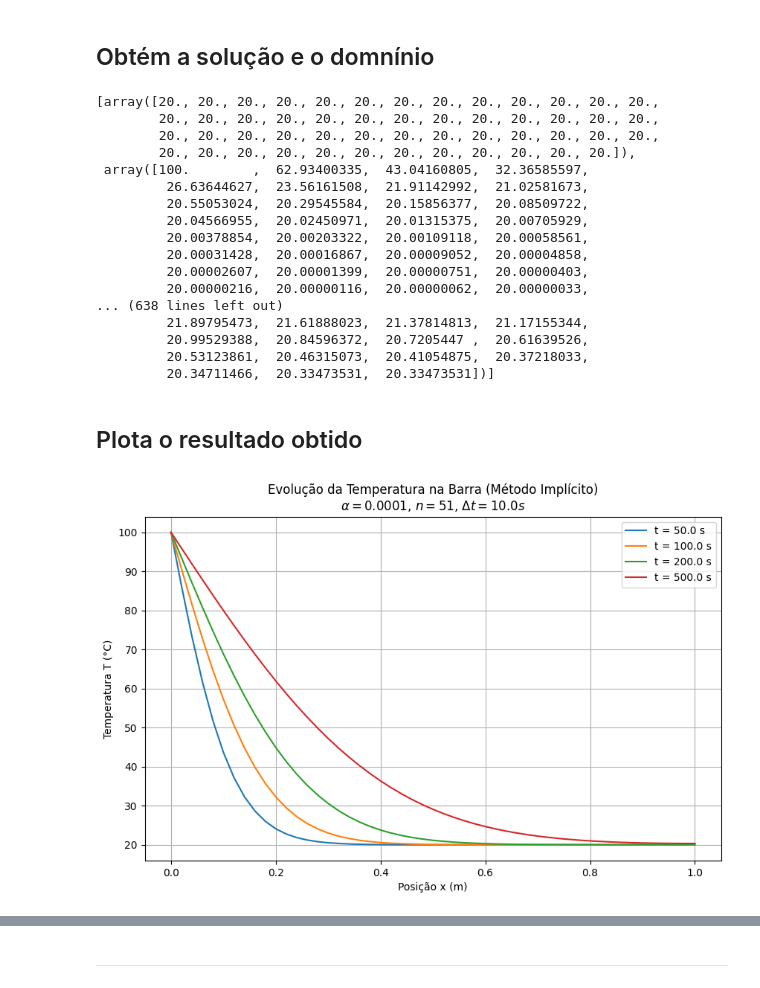
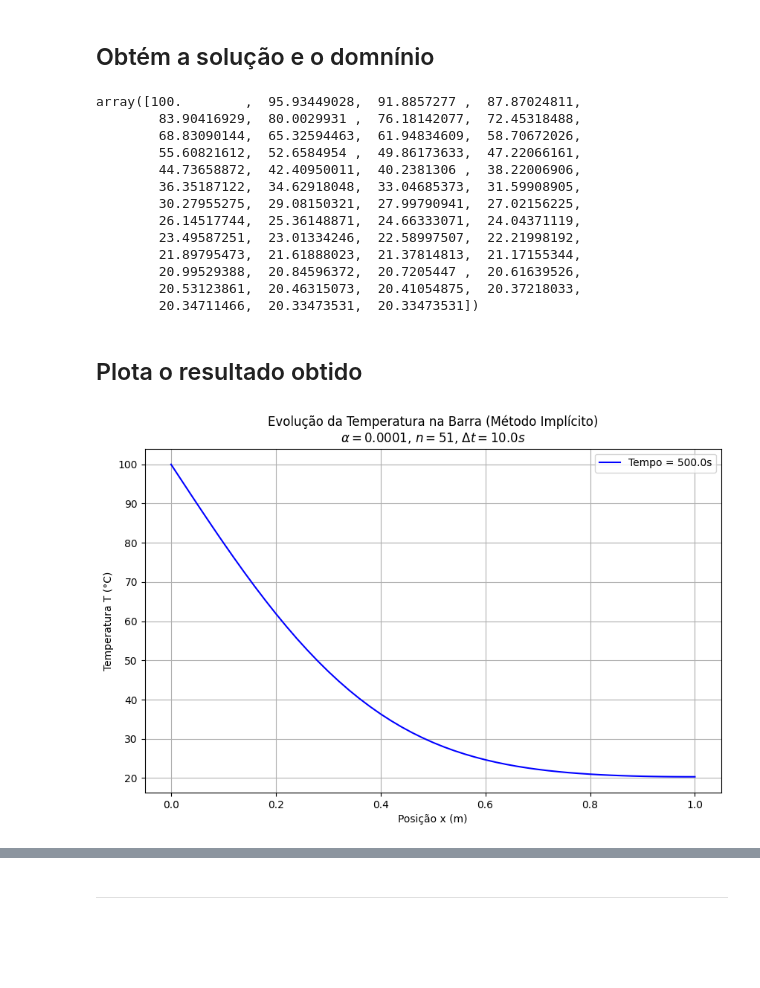
Before and after one commit to ViniciusCMB/Metodos_Num, a Jupyter notebook: 2025.2/trabalho3.ipynb, the cells around one changed output, grey strips where cells are left out. Drawn from its saved outputs; the diff is of its cells as text; code cells hidden in the pictures; blank space fills up the shorter version.

```diff
--- a/2025.2/trabalho3.ipynb
+++ b/2025.2/trabalho3.ipynb
@@ -75,46 +66,37 @@ q_L = 0.0        # Fluxo em x=L (Neumann - isolado)
 # %% [markdown]
 ## Obtém a solução e o domnínio
 # %%
-T_historico, tempos, x = resolver_difusao(t_total, n, L, alpha, dt, T_A, q_L, T_inicial)
+T, x = resolver_difusao(t_total, n, L, alpha, dt, T_A, q_L, T_inicial)
 
-T_historico
+T
 # %% [output]
-[array([20., 20., 20., 20., 20., 20., 20., 20., 20., 20., 20., 20., 20.,
-        20., 20., 20., 20., 20., 20., 20., 20., 20., 20., 20., 20., 20.,
-        20., 20., 20., 20., 20., 20., 20., 20., 20., 20., 20., 20., 20.,
-        20., 20., 20., 20., 20., 20., 20., 20., 20., 20., 20., 20.]),
- array([100.        ,  62.93400335,  43.04160805,  32.36585597,
-         26.63644627,  23.56161508,  21.91142992,  21.02581673,
-         20.55053024,  20.29545584,  20.15856377,  20.08509722,
-         20.04566955,  20.02450971,  20.01315375,  20.00705929,
-         20.00378854,  20.00203322,  20.00109118,  20.00058561,
-         20.00031428,  20.00016867,  20.00009052,  20.00004858,
-         20.00002607,  20.00001399,  20.00000751,  20.00000403,
-         20.00000216,  20.00000116,  20.00000062,  20.00000033,
-... (638 lines left out)
-         21.89795473,  21.61888023,  21.37814813,  21.17155344,
-         20.99529388,  20.84596372,  20.7205447 ,  20.61639526,
-         20.53123861,  20.46315073,  20.41054875,  20.37218033,
-         20.34711466,  20.33473531,  20.33473531])]
+array([100.        ,  95.93449028,  91.8857277 ,  87.87024811,
+        83.90416929,  80.0029931 ,  76.18142077,  72.45318488,
+        68.83090144,  65.32594463,  61.94834609,  58.70672026,
+        55.60821612,  52.6584954 ,  49.86173633,  47.22066161,
+        44.73658872,  42.40950011,  40.2381306 ,  38.22006906,
+        36.35187122,  34.62918048,  33.04685373,  31.59908905,
+        30.27955275,  29.08150321,  27.99790941,  27.02156225,
+        26.14517744,  25.36148871,  24.66333071,  24.04371119,
+        23.49587251,  23.01334246,  22.58997507,  22.21998192,
+        21.89795473,  21.61888023,  21.37814813,  21.17155344,
+        20.99529388,  20.84596372,  20.7205447 ,  20.61639526,
+        20.53123861,  20.46315073,  20.41054875,  20.37218033,
+        20.34711466,  20.33473531,  20.33473531])
 # %% [markdown]
 ## Plota o resultado obtido
 # %%
 # 3. Plotar os resultados em instantes específicos
 plt.figure(figsize=(10, 6))
 
-# Tempos que queremos plotar (em segundos)
-tempos_para_plotar = [50, 100, 200, 500]
-
-for t_plot in tempos_para_plotar:
-    # Encontra o índice mais próximo no nosso array de 'tempos'
-    indice = np.argmin(np.abs(np.array(tempos) - t_plot))
-    plt.plot(x, T_historico[indice], label=f't = {tempos[indice]} s')
+plt.plot(x, T, label=f'Tempo = {t_total}s', color='blue')
 
 plt.xlabel('Posição x (m)')
 plt.ylabel('Temperatura T (°C)')
 plt.title(f'Evolução da Temperatura na Barra (Método Implícito)\n$\\alpha={alpha}$, $n={n}$, $\Delta t={dt}s$')
 plt.grid(True)
 plt.legend()
+plt.savefig('grafico_evolucao_temperatura.png')
 plt.show()
 # %% [output]
-[figure, old version]
+[figure, new version]
```
Also changed, not shown: parts of 7 cells of this notebook, 3 other files.
